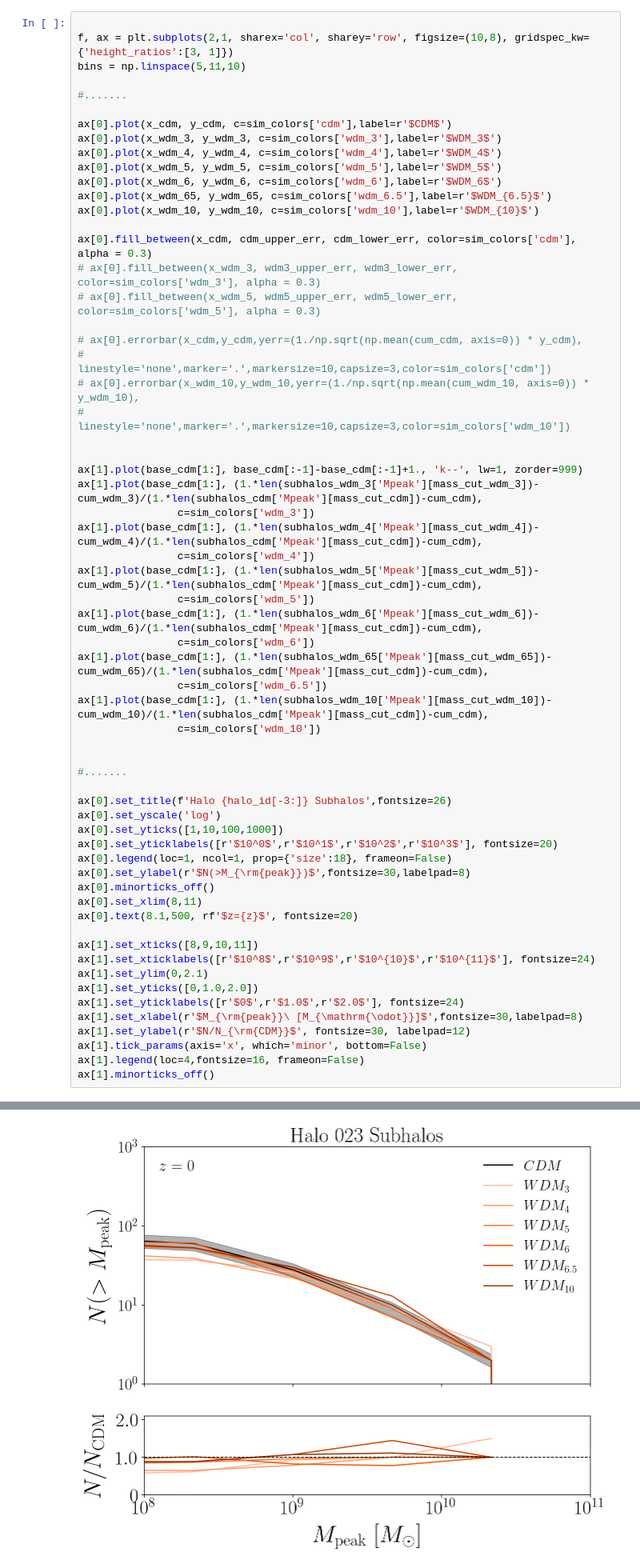
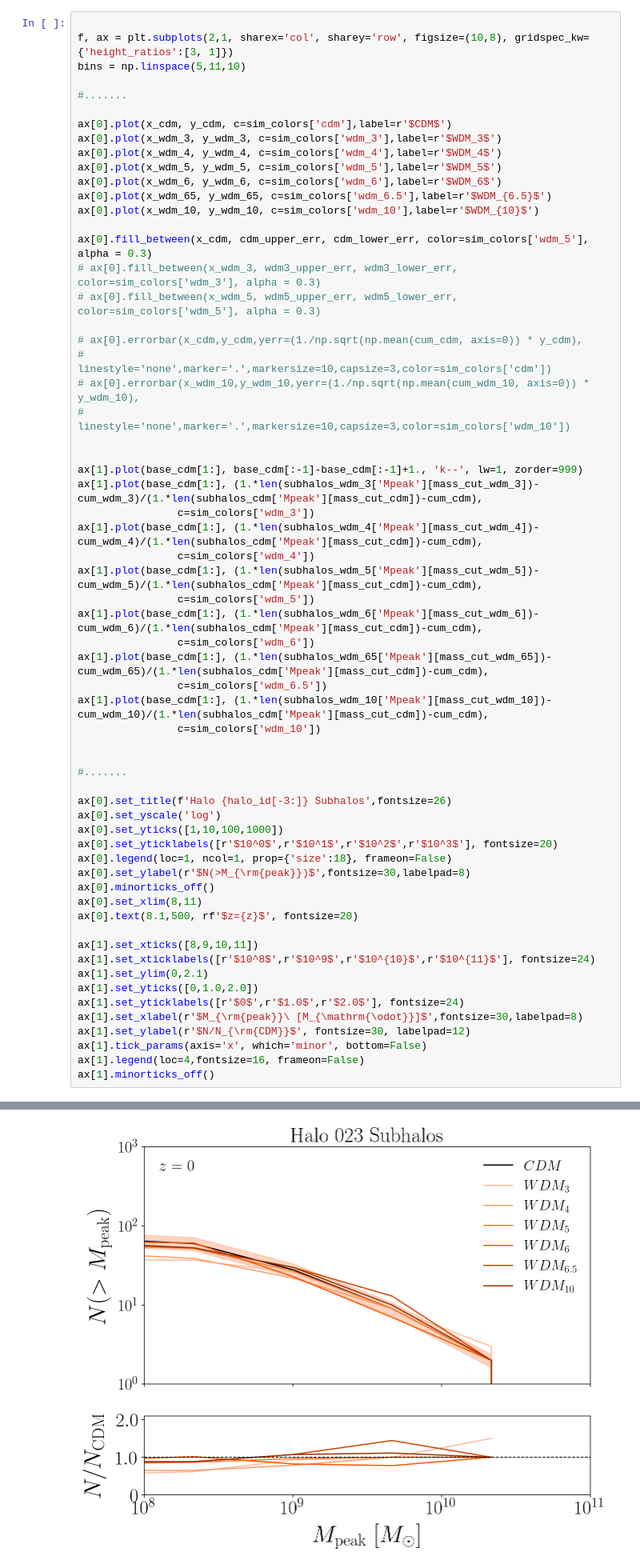
Before and after one commit to theotherlogan/nsbp-2023, a Jupyter notebook: notebooks/all_model_visuals.ipynb, the cells around one changed output, grey strips where cells are left out. Shown at 80% size. Drawn from its saved outputs; the diff is of its cells as text.

```diff
--- a/notebooks/all_model_visuals.ipynb
+++ b/notebooks/all_model_visuals.ipynb
@@ -269,7 +269,7 @@ ax[0].plot(x_wdm_6, y_wdm_6, c=sim_colors['wdm_6'],label=r'$WDM_6$')
 ax[0].plot(x_wdm_65, y_wdm_65, c=sim_colors['wdm_6.5'],label=r'$WDM_{6.5}$')
 ax[0].plot(x_wdm_10, y_wdm_10, c=sim_colors['wdm_10'],label=r'$WDM_{10}$')
 
-ax[0].fill_between(x_cdm, cdm_upper_err, cdm_lower_err, color=sim_colors['cdm'], alpha = 0.3)
+ax[0].fill_between(x_cdm, cdm_upper_err, cdm_lower_err, color=sim_colors['wdm_5'], alpha = 0.3)
 # ax[0].fill_between(x_wdm_3, wdm3_upper_err, wdm3_lower_err, color=sim_colors['wdm_3'], alpha = 0.3)
 # ax[0].fill_between(x_wdm_5, wdm5_upper_err, wdm5_lower_err, color=sim_colors['wdm_5'], alpha = 0.3)
 
@@ -291,34 +291,34 @@ ax[1].plot(base_cdm[1:], (1.*len(subhalos_wdm_6['Mpeak'][mass_cut_wdm_6])-cum_wd
 ax[1].plot(base_cdm[1:], (1.*len(subhalos_wdm_65['Mpeak'][mass_cut_wdm_65])-cum_wdm_65)/(1.*len(subhalos_cdm['Mpeak'][mass_cut_cdm])-cum_cdm),
                 c=sim_colors['wdm_6.5'])
 ax[1].plot(base_cdm[1:], (1.*len(subhalos_wdm_10['Mpeak'][mass_cut_wdm_10])-cum_wdm_10)/(1.*len(subhalos_cdm['Mpeak'][mass_cut_cdm])-cum_cdm),
                 c=sim_colors['wdm_10'])
 
 
 #.......
 
 ax[0].set_title(f'Halo {halo_id[-3:]} Subhalos',fontsize=26)
 ax[0].set_yscale('log')
 ax[0].set_yticks([1,10,100,1000])
 ax[0].set_yticklabels([r'$10^0$',r'$10^1$',r'$10^2$',r'$10^3$'], fontsize=20)
 ax[0].legend(loc=1, ncol=1, prop={'size':18}, frameon=False)
 ax[0].set_ylabel(r'$N(>M_{\rm{peak}})$',fontsize=30,labelpad=8)
 ax[0].minorticks_off()
 ax[0].set_xlim(8,11)
 ax[0].text(8.1,500, rf'$z={z}$', fontsize=20)
 
 ax[1].set_xticks([8,9,10,11])
 ax[1].set_xticklabels([r'$10^8$',r'$10^9$',r'$10^{10}$',r'$10^{11}$'], fontsize=24)
 ax[1].set_ylim(0,2.1)
 ax[1].set_yticks([0,1.0,2.0])
 ax[1].set_yticklabels([r'$0$',r'$1.0$',r'$2.0$'], fontsize=24)
 ax[1].set_xlabel(r'$M_{\rm{peak}}\ [M_{\mathrm{\odot}}]$',fontsize=30,labelpad=8)
 ax[1].set_ylabel(r'$N/N_{\rm{CDM}}$', fontsize=30, labelpad=12)
 ax[1].tick_params(axis='x', which='minor', bottom=False)
 ax[1].legend(loc=4,fontsize=16, frameon=False)
 ax[1].minorticks_off()
 # %% [output]
 No artists with labels found to put in legend.  Note that artists whose label start with an underscore are ignored when legend() is called with no argument.
-[figure, old version]
+[figure, new version]
 # %% [markdown]
 ### adding FDM and IDM plots as well!
 
```
Also changed, not shown: 1 other file.
